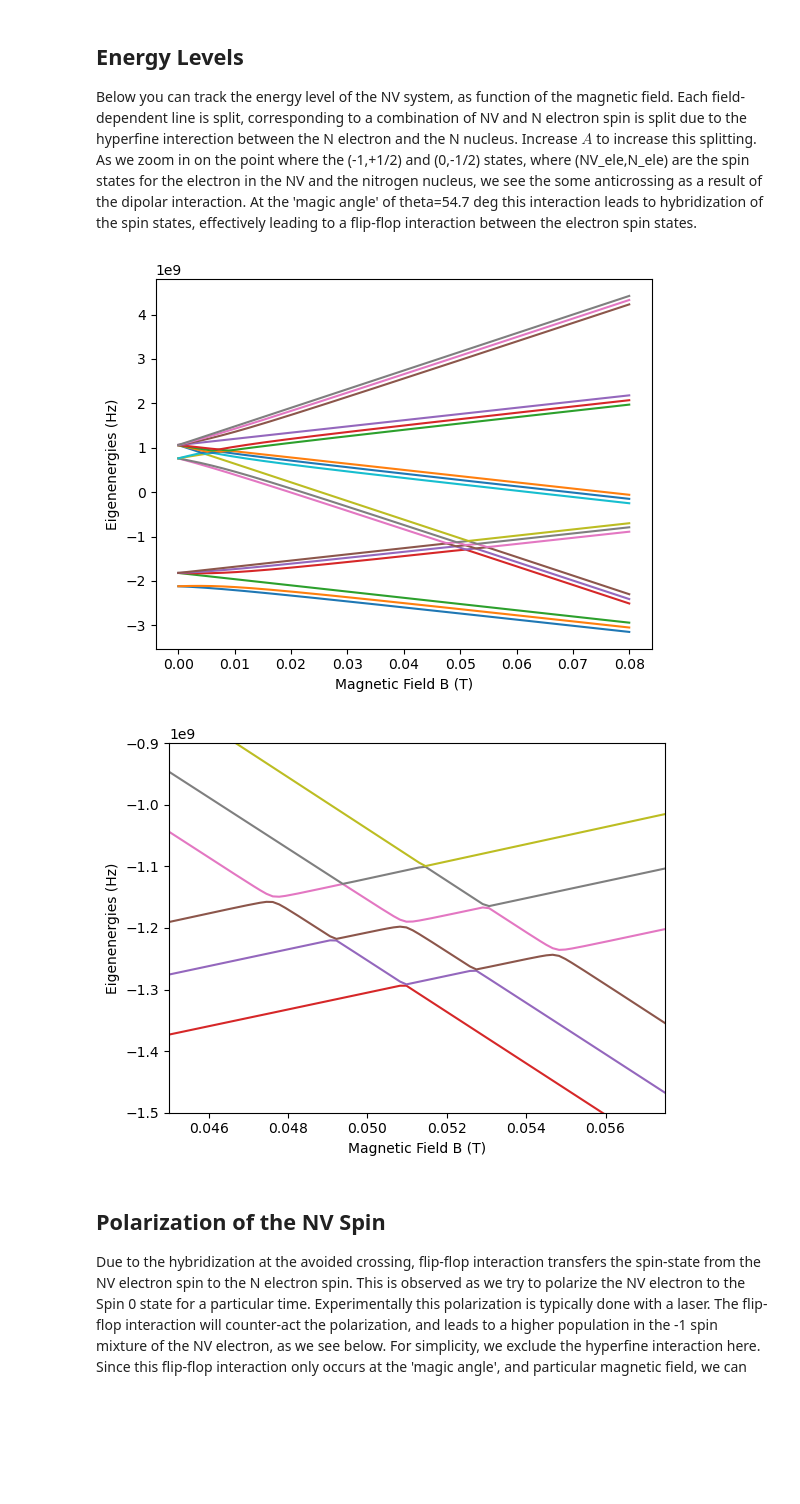
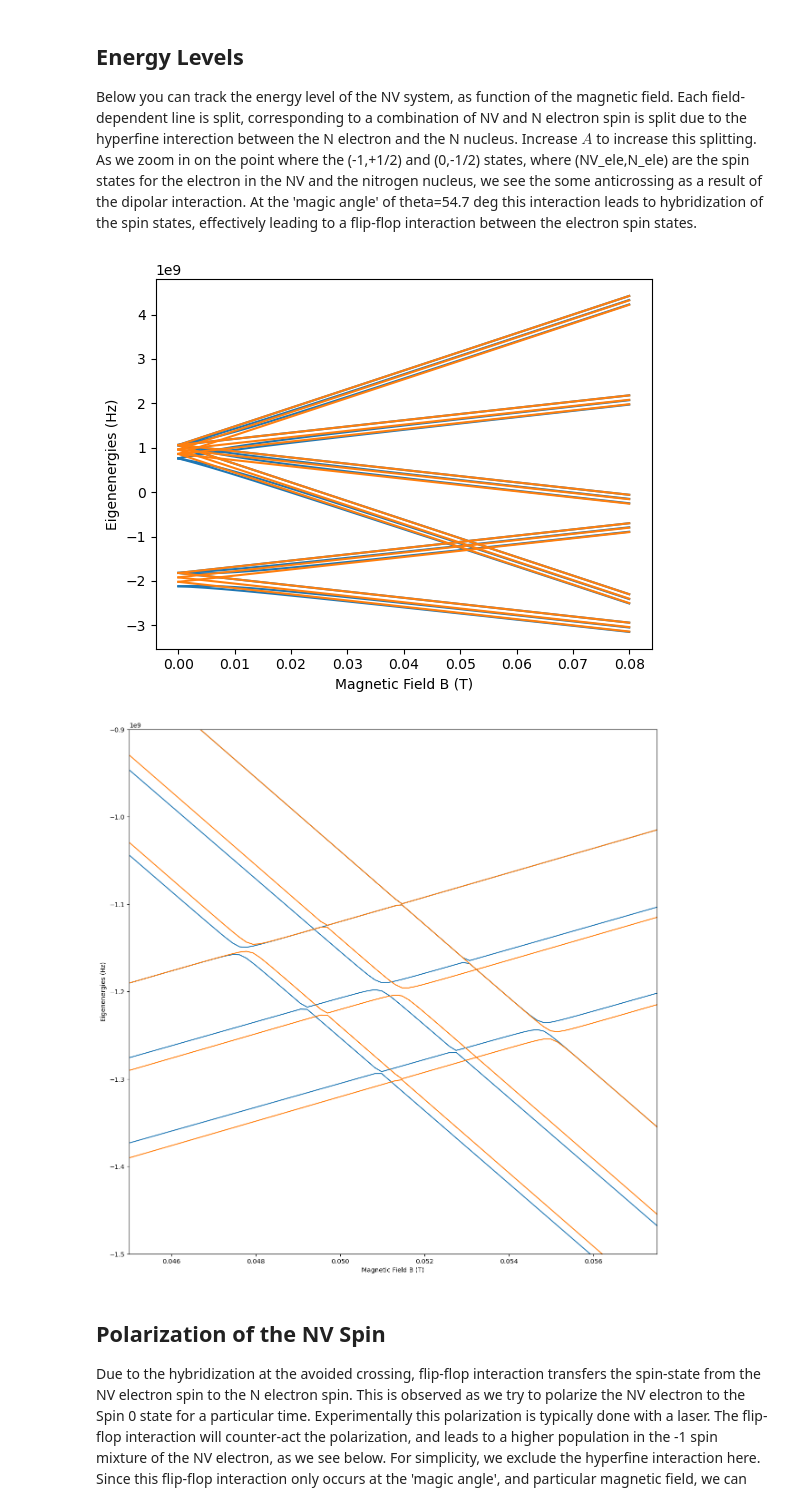
Before and after one commit to RoaldvdBoogaart/QDQC_project, a Jupyter notebook: code/7_HF_couplings_P1center.ipynb, the cells around one changed output. Drawn from its saved outputs; the diff is of its cells as text; code cells hidden in the pictures; blank space fills up the shorter version.

```diff
--- a/code/7_HF_couplings_P1center.ipynb
+++ b/code/7_HF_couplings_P1center.ipynb
@@ -49,37 +51,22 @@ H_DIP = dipolar_coupling(theta=54.7, distance=2e-9, nv_s_ops=nv_ops, n_s_ops=n_o
 # %%
 b_fields = np.linspace(0e-4, 800e-4, 101)  # magnetic Field in Tesla
+hf_coupling = 114e6  # hyperfine coupling in Hz
 
 N_eigen_energies = np.zeros((6, len(b_fields)))
 NV_eigen_energies = np.zeros((3, len(b_fields)))
 
 N_eigen_energies_rwa = np.zeros((6, len(b_fields)))
 NV_eigen_energies_rwa = np.zeros((3, len(b_fields)))
+
 for i, field in enumerate(b_fields):
-    H_NV = nitrogen_vacancy_hamiltonian(
-        b_field=field,
-        spin_ops=(spin_1_x, spin_1_y, spin_1_z),
-    )
-    H_N = nitrogen_hamiltonian(
-        b_field=field,
-        hf_coupling=400e6,
-        electron_s_ops=(tensor(qeye(3), sigmax() / 2), tensor(qeye(3), sigmay() / 2), tensor(qeye(3), sigmaz() / 2)),
-        nuclues_s_ops=(tensor(spin_1_x, qeye(2)), tensor(spin_1_y, qeye(2)), tensor(spin_1_z, qeye(2))),
-    )
+    H_NV = nitrogen_vacancy_hamiltonian(b_field=field, spin_ops=nv_ops_subsys)
+    H_N = nitrogen_hamiltonian(b_field=field, hf_coupling=hf_coupling, electron_s_ops=n_ops_subsys, nuclues_s_ops=i_ops_subsys)
 
     N_eigen_energies[:, i] = H_N.eigenenergies()
     NV_eigen_energies[:, i] = H_NV.eigenenergies()
 
-    H_NV_rwa = nitrogen_vacancy_hamiltonian(
-        b_field=field,
-        spin_ops=(spin_1_x, spin_1_y, spin_1_z),
-    )
-    H_N_rwa = nitrogen_hamiltonian(
-        b_field=field,
-        hf_coupling=400e6,
-        electron_s_ops=(tensor(qeye(3), sigmax() / 2), tensor(qeye(3), sigmay() / 2), tensor(qeye(3), sigmaz() / 2)),
-        nuclues_s_ops=(tensor(spin_1_x, qeye(2)), tensor(spin_1_y, qeye(2)), tensor(spin_1_z, qeye(2))),
-        rwa_approximation=True,
-    )
+    H_NV_rwa = nitrogen_vacancy_hamiltonian(b_field=field, spin_ops=(spin_1_x, spin_1_y, spin_1_z))
+    H_N_rwa = nitrogen_hamiltonian(b_field=field, hf_coupling=hf_coupling,electron_s_ops=n_ops_subsys, nuclues_s_ops=i_ops_subsys, rwa=True)
 
     N_eigen_energies_rwa[:, i] = H_N_rwa.eigenenergies()
     NV_eigen_energies_rwa[:, i] = H_NV_rwa.eigenenergies()
@@ -204,5 +152,5 @@ fig.show()
 # %%
-def system_hamiltonian(b_field: float, theta: float, distance: float, hf_coupling: float):
+def system_hamiltonian(b_field: float, theta: float, distance: float, hf_coupling: float, rwa: bool = False):
     """Returns the Hamiltonian of the system.
 
     Args:
@@ -214,7 +162,7 @@ def system_hamiltonian(b_field: float, theta: float, distance: float, hf_couplin
         Qobj: Hamiltonian of the system
     """
     H_NV = nitrogen_vacancy_hamiltonian(b_field=b_field, spin_ops=nv_ops)
-    H_N = nitrogen_hamiltonian(b_field=b_field, hf_coupling=hf_coupling, electron_s_ops=n_ops, nuclues_s_ops=i_ops)
+    H_N = nitrogen_hamiltonian(b_field=b_field, hf_coupling=hf_coupling, electron_s_ops=n_ops, nuclues_s_ops=i_ops, rwa=rwa)
     H_DIP = dipolar_coupling(theta=theta, distance=distance, nv_s_ops=nv_ops, n_s_ops=n_ops)
 
     return H_NV + H_N + H_DIP
@@ -281,27 +173,32 @@ Below you can track the energy level of the NV system, as function of the magnet
 # %%
 B_list = np.linspace(0e-4,800e-4,500) # Magnetic Field in Tesla
 theta = 54.7 # Angle between the N and NV electrons, relative to the magnetic field.  Degrees
 A = 200e6 # Hyperfine splitting energy. Hz
 energy_list = []
+energy_list_rwa = []
 
 for B in B_list:
     energy_at_field = system_hamiltonian(b_field=B, hf_coupling=A, theta=theta, distance=2e-9).eigenenergies()
+    energy_at_field_rwa = system_hamiltonian(b_field=B, hf_coupling=A, theta=theta, distance=2e-9, rwa=True).eigenenergies()
     energy_list.append(energy_at_field)
+    energy_list_rwa.append(energy_at_field_rwa)
 
-plt.plot(B_list, energy_list)
+plt.plot(B_list, energy_list, color='C0')
+plt.plot(B_list,energy_list_rwa, color='C1')
 plt.ylabel('Eigenenergies (Hz)')
 plt.xlabel('Magnetic Field B (T)')
 plt.show()
-plt.figure()
-plt.plot(B_list,energy_list)
+plt.figure(figsize=(15,15))
+plt.plot(B_list,energy_list, color='C0')
+plt.plot(B_list,energy_list_rwa, color='C1')
 plt.ylabel('Eigenenergies (Hz)')
 plt.xlabel('Magnetic Field B (T)')
 plt.xlim(0.045,0.0575)
 plt.ylim((-1.5e9, -0.9e9))
 plt.show()
 # %% [output]
-[figure, old version]
+[figure, new version]
-[figure, old version]
+[figure, new version]
 # %% [markdown]
 ## Polarization of the NV Spin
 Due to the hybridization at the avoided crossing, flip-flop interaction transfers the spin-state from the NV electron spin to the N electron spin. This is observed as we try to polarize the NV electron to the Spin 0 state for a particular time. Experimentally this polarization is typically done with a laser.
```
Also changed, not shown: parts of 10 cells of this notebook, 1 other file.
